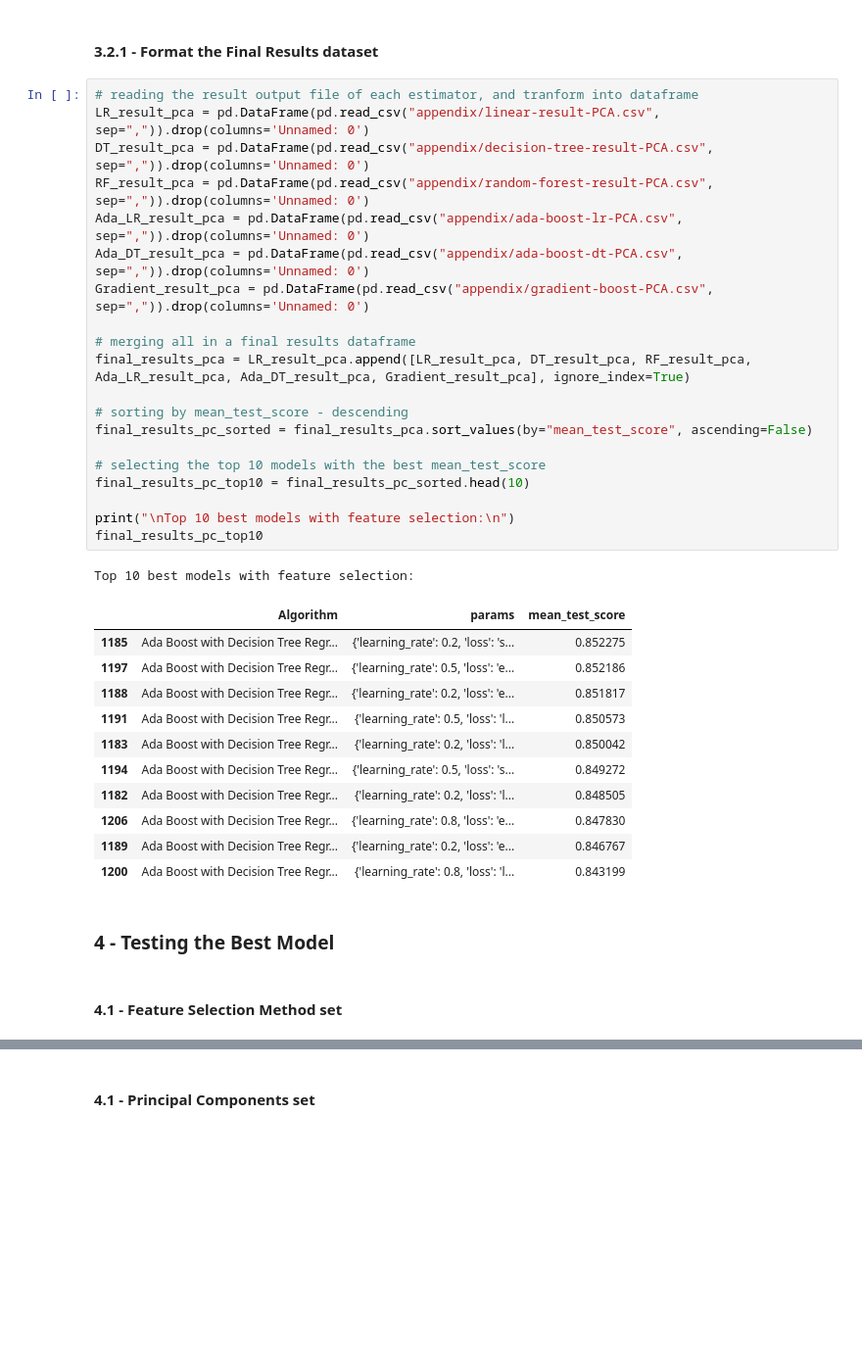
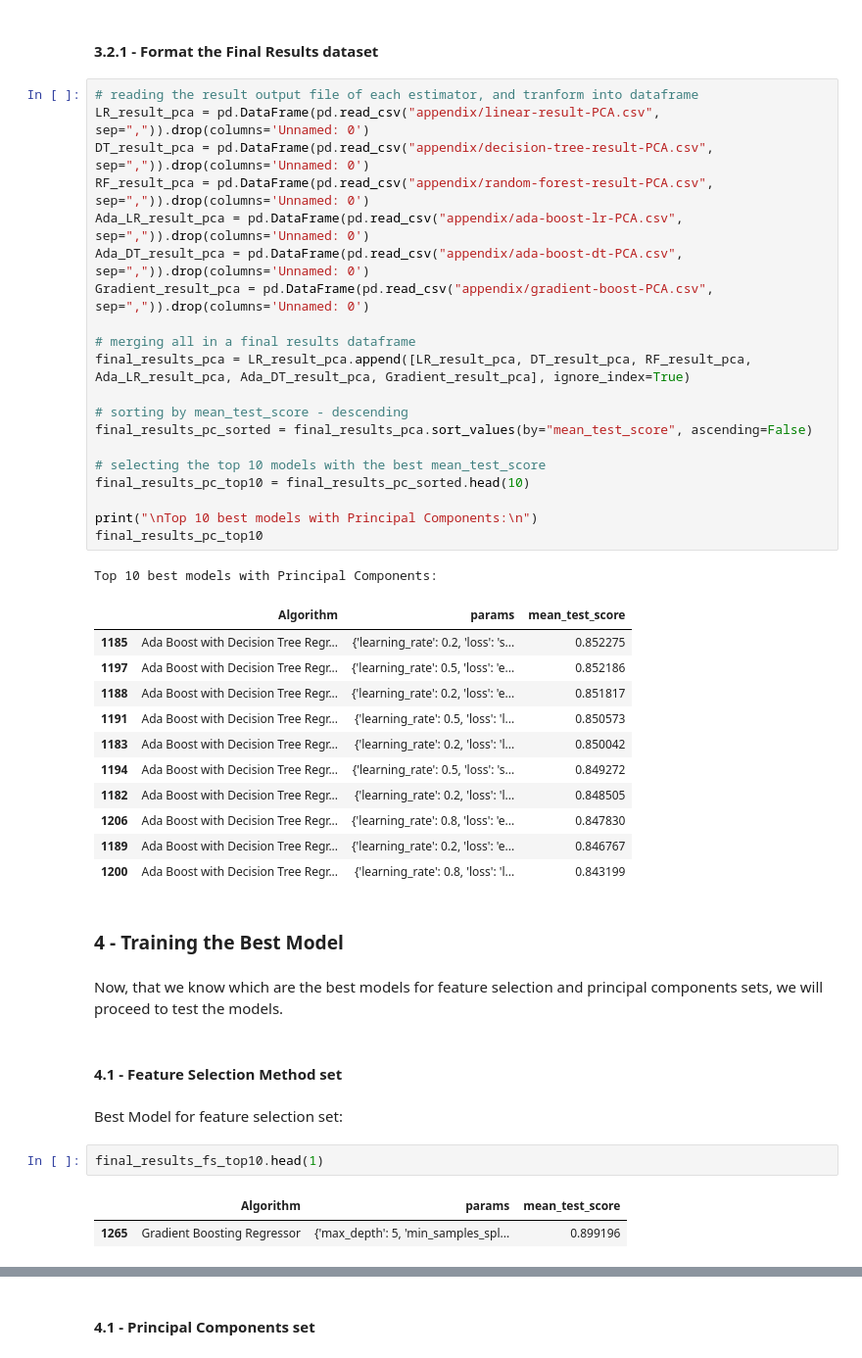
Before and after one commit to ray2g/Data-Mining-Projects, a Jupyter notebook: Homework Assignment 2/PD_TPC2_script.ipynb, the cells around one changed output, grey strips where cells are left out. Shown at 98% size. Saved outputs shown, nothing was run; the diff lists cells and outputs as text; blank space fills up the shorter version.

```diff
--- a/Homework Assignment 2/PD_TPC2_script.ipynb
+++ b/Homework Assignment 2/PD_TPC2_script.ipynb
@@ -1064,10 +1092,10 @@ final_results_pc_sorted = final_results_pca.sort_values(by="mean_test_score", as
 # selecting the top 10 models with the best mean_test_score
 final_results_pc_top10 = final_results_pc_sorted.head(10)
 
-print("\nTop 10 best models with feature selection:\n")
+print("\nTop 10 best models with Principal Components:\n")
 final_results_pc_top10
 # %% [output]
-Top 10 best models with feature selection:
+Top 10 best models with Principal Components:
 |  | Algorithm | params | mean_test_score |
 | 1185 | Ada Boost with Decision Tree Regr... | {'learning_rate': 0.2, 'loss': 's... | 0.852275 |
 | 1197 | Ada Boost with Decision Tree Regr... | {'learning_rate': 0.5, 'loss': 'e... | 0.852186 |
@@ -1080,6 +1108,15 @@ Top 10 best models with feature selection:
 | 1189 | Ada Boost with Decision Tree Regr... | {'learning_rate': 0.2, 'loss': 'e... | 0.846767 |
 | 1200 | Ada Boost with Decision Tree Regr... | {'learning_rate': 0.8, 'loss': 'l... | 0.843199 |
 # %% [markdown]
-### 4 -  Testing the Best Model
+### 4 -  Training the Best Model
+# %% [markdown]
+Now, that we know which are the best models for feature selection and principal components sets, we will proceed to test the models.
 # %% [markdown]
 #### 4.1 - Feature Selection Method set
+# %% [markdown]
+Best Model for feature selection set:
+# %%
+final_results_fs_top10.head(1)
+# %% [output]
+|  | Algorithm | params | mean_test_score |
+| 1265 | Gradient Boosting Regressor | {'max_depth': 5, 'min_samples_spl... | 0.899196 |
```
Also changed, not shown: parts of 24 cells of this notebook, 5 other files.
